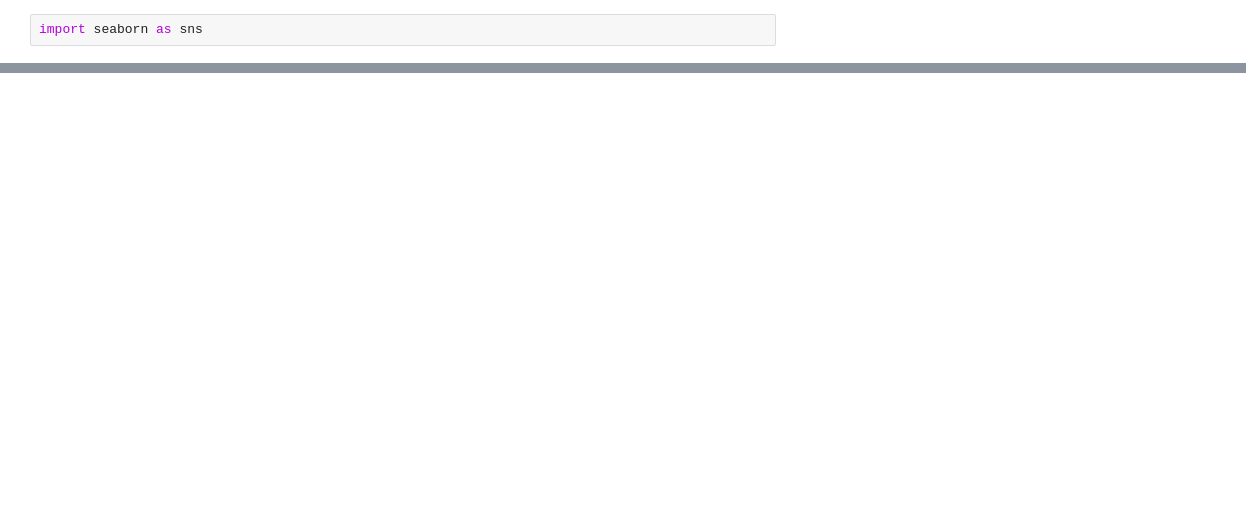
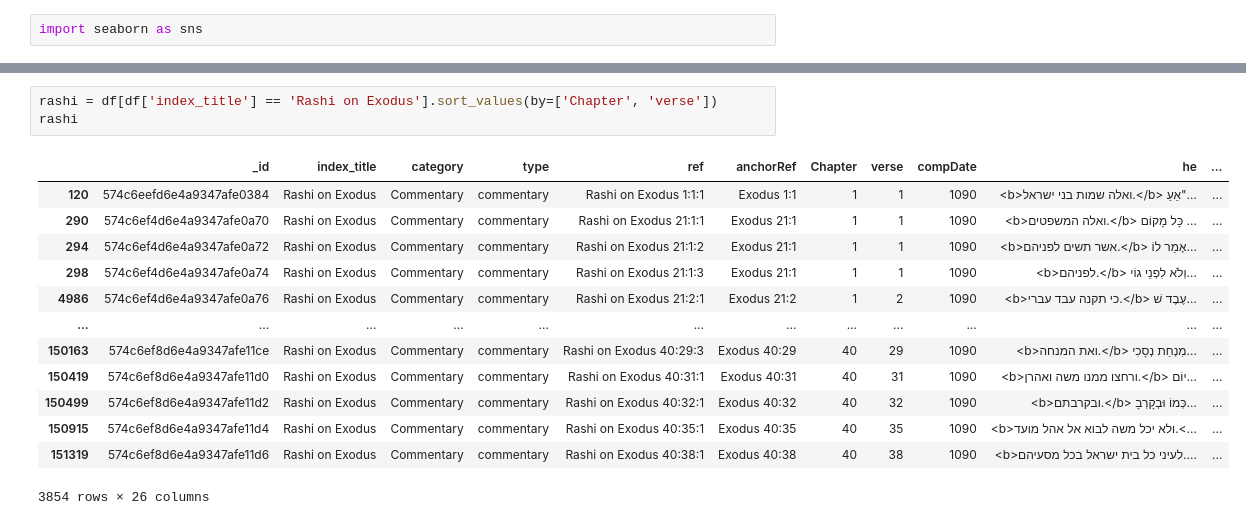
Before and after one commit to dmsmiley/Digital_Humanities_Workshop, a Jupyter notebook: Exodus_Sefaria.ipynb, the cells around one changed output, grey strips where cells are left out. Cells and saved outputs as stored; diff of their text form; blank space fills up the shorter version.

```diff
--- a/Exodus_Sefaria.ipynb
+++ b/Exodus_Sefaria.ipynb
@@ -159,0 +121,17 @@ df.to_csv('exodus_links.csv', index=False)
+# %%
+rashi = df[df['index_title'] == 'Rashi on Exodus'].sort_values(by=['Chapter', 'verse'])
+rashi
+# %% [output]
+|  | _id | index_title | category | type | ref | anchorRef | Chapter | verse | compDate | he | ... |
+| 120 | 574c6eefd6e4a9347afe0384 | Rashi on Exodus | Commentary | commentary | Rashi on Exodus 1:1:1 | Exodus 1:1 | 1 | 1 | 1090 | <b>ואלה שמות בני ישראל.</b> אַעַ"... | ... |
+| 290 | 574c6ef4d6e4a9347afe0a70 | Rashi on Exodus | Commentary | commentary | Rashi on Exodus 21:1:1 | Exodus 21:1 | 1 | 1 | 1090 | <b>ואלה המשפטים.</b> כָּל מָקוֹם ... | ... |
+| 294 | 574c6ef4d6e4a9347afe0a72 | Rashi on Exodus | Commentary | commentary | Rashi on Exodus 21:1:2 | Exodus 21:1 | 1 | 1 | 1090 | <b>אשר תשים לפניהם.</b> אָמַר לוֹ... | ... |
+| 298 | 574c6ef4d6e4a9347afe0a74 | Rashi on Exodus | Commentary | commentary | Rashi on Exodus 21:1:3 | Exodus 21:1 | 1 | 1 | 1090 | <b>לפניהם.</b> וְלֹא לִפְנֵי גוֹי... | ... |
+| 4986 | 574c6ef4d6e4a9347afe0a76 | Rashi on Exodus | Commentary | commentary | Rashi on Exodus 21:2:1 | Exodus 21:2 | 1 | 2 | 1090 | <b>כי תקנה עבד עברי.</b> עֶבֶד שׁ... | ... |
+| ... | ... | ... | ... | ... | ... | ... | ... | ... | ... | ... | ... |
+| 150163 | 574c6ef8d6e4a9347afe11ce | Rashi on Exodus | Commentary | commentary | Rashi on Exodus 40:29:3 | Exodus 40:29 | 40 | 29 | 1090 | <b>ואת המנחה.</b> מִנְחַת נְסָכִי... | ... |
+| 150419 | 574c6ef8d6e4a9347afe11d0 | Rashi on Exodus | Commentary | commentary | Rashi on Exodus 40:31:1 | Exodus 40:31 | 40 | 31 | 1090 | <b>ורחצו ממנו משה ואהרן.</b> יוֹם... | ... |
+| 150499 | 574c6ef8d6e4a9347afe11d2 | Rashi on Exodus | Commentary | commentary | Rashi on Exodus 40:32:1 | Exodus 40:32 | 40 | 32 | 1090 | <b>ובקרבתם.</b> כְּמוֹ וּבְקָרְבָ... | ... |
+| 150915 | 574c6ef8d6e4a9347afe11d4 | Rashi on Exodus | Commentary | commentary | Rashi on Exodus 40:35:1 | Exodus 40:35 | 40 | 35 | 1090 | <b>ולא יכל משה לבוא אל אהל מועד.<... | ... |
+| 151319 | 574c6ef8d6e4a9347afe11d6 | Rashi on Exodus | Commentary | commentary | Rashi on Exodus 40:38:1 | Exodus 40:38 | 40 | 38 | 1090 | <b>לעיני כל בית ישראל בכל מסעיהם.... | ... |
+3854 rows × 26 columns
```
Also changed, not shown: parts of 33 cells of this notebook.
